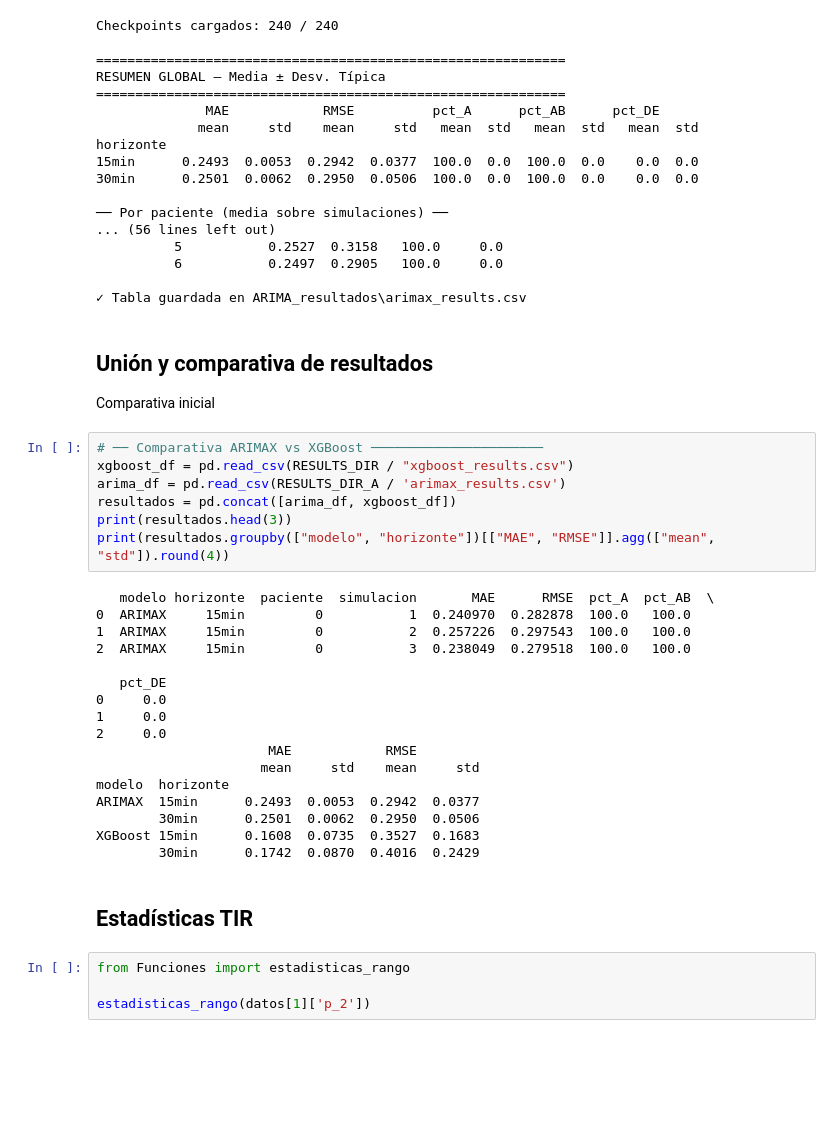
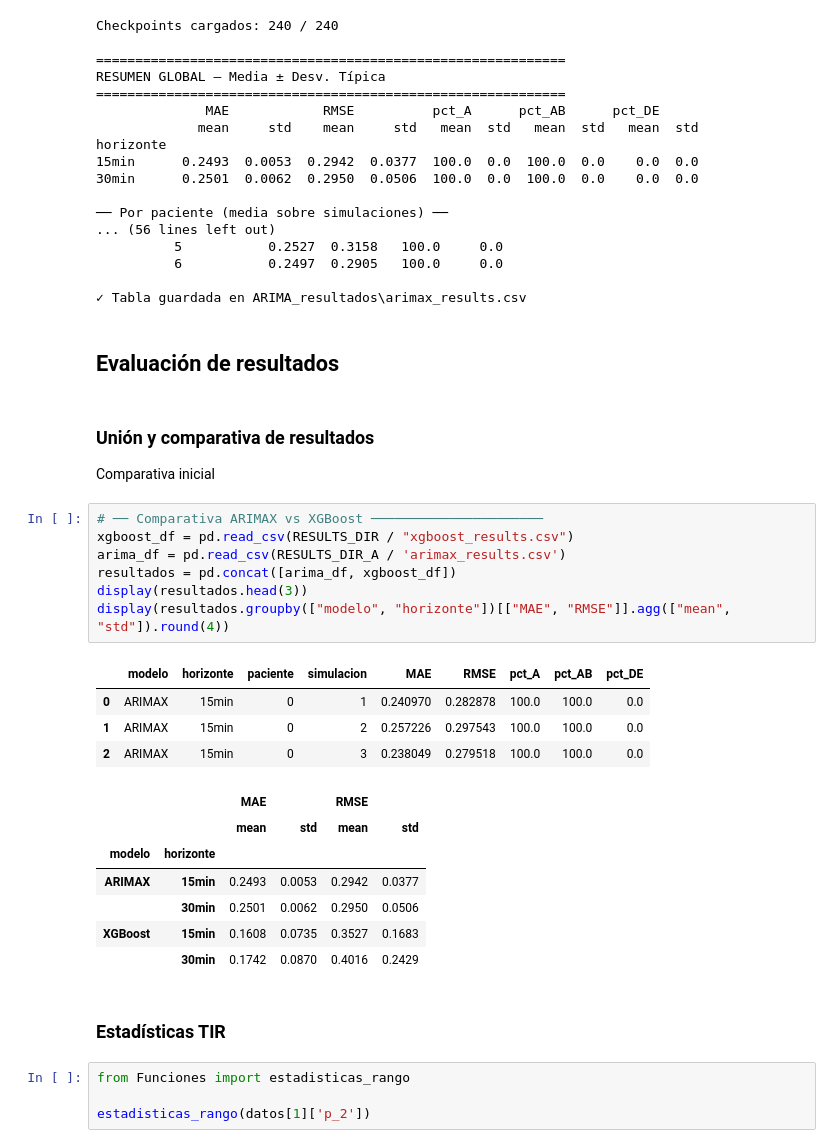
Before and after one commit to WillyFtAb/TFG-GIS-Predictor-glucosa, a Jupyter notebook: Pruebas/estadisticas.ipynb, the cells around one changed output. Saved outputs shown, nothing was run; the diff lists cells and outputs as text; blank space fills up the shorter version.

```diff
--- a/Pruebas/estadisticas.ipynb
+++ b/Pruebas/estadisticas.ipynb
@@ -1804,35 +1804,32 @@ horizonte
           6           0.2497  0.2905   100.0     0.0
 
 ✓ Tabla guardada en ARIMA_resultados\arimax_results.csv
+# %% [markdown]
+## Evaluación de resultados
 # %% [markdown]
-## Unión y comparativa de resultados
+### Unión y comparativa de resultados
 Comparativa inicial
 # %%
 # ── Comparativa ARIMAX vs XGBoost ──────────────────────
 xgboost_df = pd.read_csv(RESULTS_DIR / "xgboost_results.csv")
 arima_df = pd.read_csv(RESULTS_DIR_A / 'arimax_results.csv')
 resultados = pd.concat([arima_df, xgboost_df])
-print(resultados.head(3))
-print(resultados.groupby(["modelo", "horizonte"])[["MAE", "RMSE"]].agg(["mean", "std"]).round(4))
+display(resultados.head(3))
+display(resultados.groupby(["modelo", "horizonte"])[["MAE", "RMSE"]].agg(["mean", "std"]).round(4))
 # %% [output]
-   modelo horizonte  paciente  simulacion       MAE      RMSE  pct_A  pct_AB  \
-0  ARIMAX     15min         0           1  0.240970  0.282878  100.0   100.0
-1  ARIMAX     15min         0           2  0.257226  0.297543  100.0   100.0
-2  ARIMAX     15min         0           3  0.238049  0.279518  100.0   100.0
-
-   pct_DE
-0     0.0
-1     0.0
-2     0.0
-                      MAE            RMSE
-                     mean     std    mean     std
-modelo  horizonte
-ARIMAX  15min      0.2493  0.0053  0.2942  0.0377
-        30min      0.2501  0.0062  0.2950  0.0506
-XGBoost 15min      0.1608  0.0735  0.3527  0.1683
-        30min      0.1742  0.0870  0.4016  0.2429
+|  | modelo | horizonte | paciente | simulacion | MAE | RMSE | pct_A | pct_AB | pct_DE |
+| 0 | ARIMAX | 15min | 0 | 1 | 0.240970 | 0.282878 | 100.0 | 100.0 | 0.0 |
+| 1 | ARIMAX | 15min | 0 | 2 | 0.257226 | 0.297543 | 100.0 | 100.0 | 0.0 |
+| 2 | ARIMAX | 15min | 0 | 3 | 0.238049 | 0.279518 | 100.0 | 100.0 | 0.0 |
+|  |  | MAE |  | RMSE |  |
+|  |  | mean | std | mean | std |
+| modelo | horizonte |  |  |  |  |
+| ARIMAX | 15min | 0.2493 | 0.0053 | 0.2942 | 0.0377 |
+|  | 30min | 0.2501 | 0.0062 | 0.2950 | 0.0506 |
+| XGBoost | 15min | 0.1608 | 0.0735 | 0.3527 | 0.1683 |
+|  | 30min | 0.1742 | 0.0870 | 0.4016 | 0.2429 |
 # %% [markdown]
-## Estadísticas TIR
+### Estadísticas TIR
 # %%
 from Funciones import estadisticas_rango
 
```
Also changed, not shown: parts of 4 cells of this notebook.
